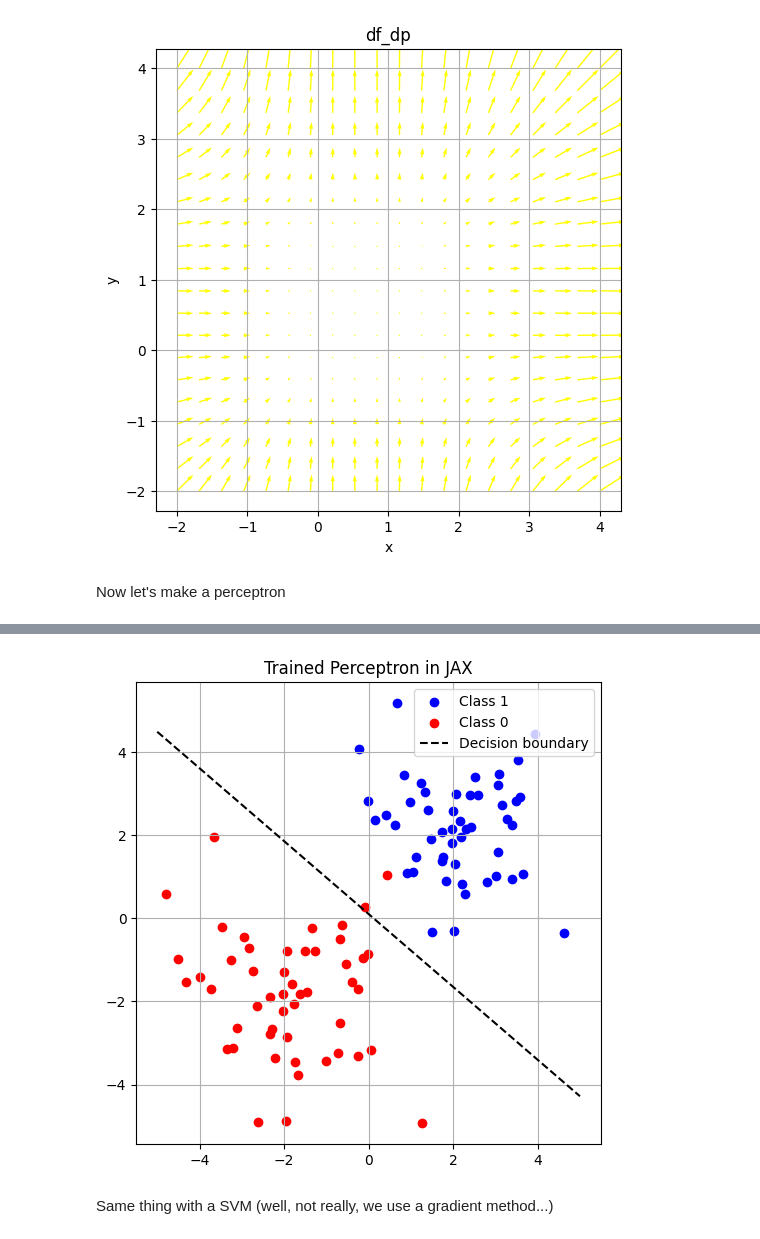
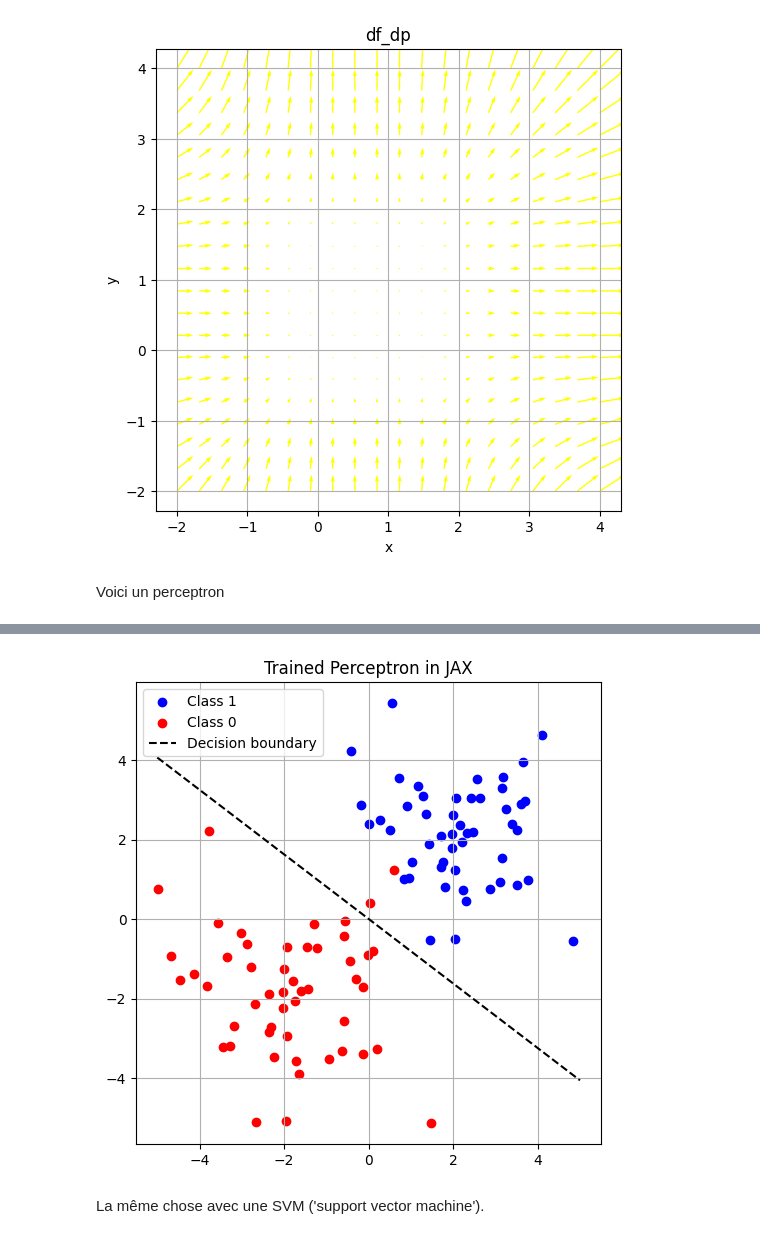
Before and after one commit to beckerrh/Machines-Et-Co, a Jupyter notebook: Notebooks/jax.ipynb, the cells around one changed output, grey strips where cells are left out. Saved outputs shown, nothing was run; the diff lists cells and outputs as text; code cells hidden in the pictures.

Commit message:
avec edo

```diff
--- a/Notebooks/jax.ipynb
+++ b/Notebooks/jax.ipynb
@@ -65,71 +89,71 @@ plot_vector_field(df_dp, xrange=[-2,4], yrange=[-2,4], title="df_dp", color='yel
 [figure]
 [figure]
 # %% [markdown]
-Now let's make a perceptron
+Voici un perceptron
 # %%
 import jax
 import jax.numpy as jnp
 import matplotlib.pyplot as plt
 
 def create_data(svm=False):
-    # Generate synthetic data: 2D points
+    # Données synthétiques pour la classification binaire
     key = jax.random.PRNGKey(0)
-    X_pos = 1.2*jax.random.normal(key, (50, 2)) + jnp.array([2.0, 2.0])
-    X_neg = 1.5*jax.random.normal(key, (50, 2)) + jnp.array([-2.0, -2.0])
+    X_pos = 1.3*jax.random.normal(key, (50, 2)) + jnp.array([2.0, 2.0])
+    X_neg = 1.6*jax.random.normal(key, (50, 2)) + jnp.array([-2.0, -2.0])
     X = jnp.concatenate([X_pos, X_neg])
     if svm:
-        Y = jnp.concatenate([jnp.ones(50), -jnp.ones(50)])  # SVM uses labels ±1
+        Y = jnp.concatenate([jnp.ones(50), -jnp.ones(50)])  # SVM utilise labels ±1
     else:
         Y = jnp.concatenate([jnp.ones(50), jnp.zeros(50)])
     return key, X, Y, X_pos, X_neg
 
-# Sigmoid activation
+# Fonction d'activation
 def sigmoid(x):
     return 1 / (1 + jnp.exp(-x))
 
-# Perceptron function: y = sigmoid(w · x + b)
+# Perceptron : y = sigmoid(w · x + b)
 def predict(params, x):
     w, b = params
     return sigmoid(jnp.dot(w, x) + b)
 
-# Binary cross-entropy loss
+# Fonction perte : 'binary cross-entropy loss'
 def loss_fn(params, x, y):
     y_pred = predict(params, x)
     return -y * jnp.log(y_pred + 1e-8) - (1 - y) * jnp.log(1 - y_pred + 1e-8)
 
-# Vectorized loss over a batch
+# La version vectorisée (par jax.vmap) et accelérée (par lé décorateur jax.jit)
 @jax.jit
 def total_loss(params, X, Y):
     # vectorized version!
     loss_vec = jax.vmap(lambda x, y: loss_fn(params, x, y))
     return jnp.mean(loss_vec(X, Y))
 
-# Gradient descent step
+# Une itération méthode du gradient
 @jax.jit
-def update(params, X, Y, lr=0.1):
+def update(params, X, Y, lr=0.01):
     grads = jax.grad(total_loss)(params, X, Y)
     return [(w - lr * dw) for w, dw in zip(params, grads)]
 
-# create data
+# Creation des données
 key, X, Y, X_pos, X_neg = create_data()
 
-# Initialize weights and bias
+# Initialisation
 params = [jax.random.normal(key, (2,)), 0.0]
 
-# Training loop
+# Boucle d'entrainement
 for epoch in range(100):
     params = update(params, X, Y)
     if epoch % 10 == 0:
         l = total_loss(params, X, Y)
         print(f"Epoch {epoch}, Loss: {l:.4f}")
 
-# Plot results
+# Plot
 w, b = params
 plt.figure(figsize=(6, 6))
 plt.scatter(X_pos[:, 0], X_pos[:, 1], color='blue', label='Class 1')
 plt.scatter(X_neg[:, 0], X_neg[:, 1], color='red', label='Class 0')
 
-# Decision boundary: w1*x + w2*y + b = 0  => y = -(w1*x + b)/w2
+# Frontière de décision : w1*x + w2*y + b = 0  => y = -(w1*x + b)/w2
 x_line = jnp.linspace(-5, 5, 100)
 y_line = -(w[0] * x_line + b) / w[1]
 plt.plot(x_line, y_line, 'k--', label='Decision boundary')
@@ -151,6 +175,6 @@ Epoch 90, Loss: 0.0460
-[figure, old version]
+[figure, new version]
 # %% [markdown]
-Same thing with a SVM (well, not really, we use a gradient method...)
+La même chose avec une SVM ('support vector machine').
 # %%
 import jax
 import jax.numpy as jnp
```
Also changed, not shown: parts of 9 cells of this notebook, 10 other files.
